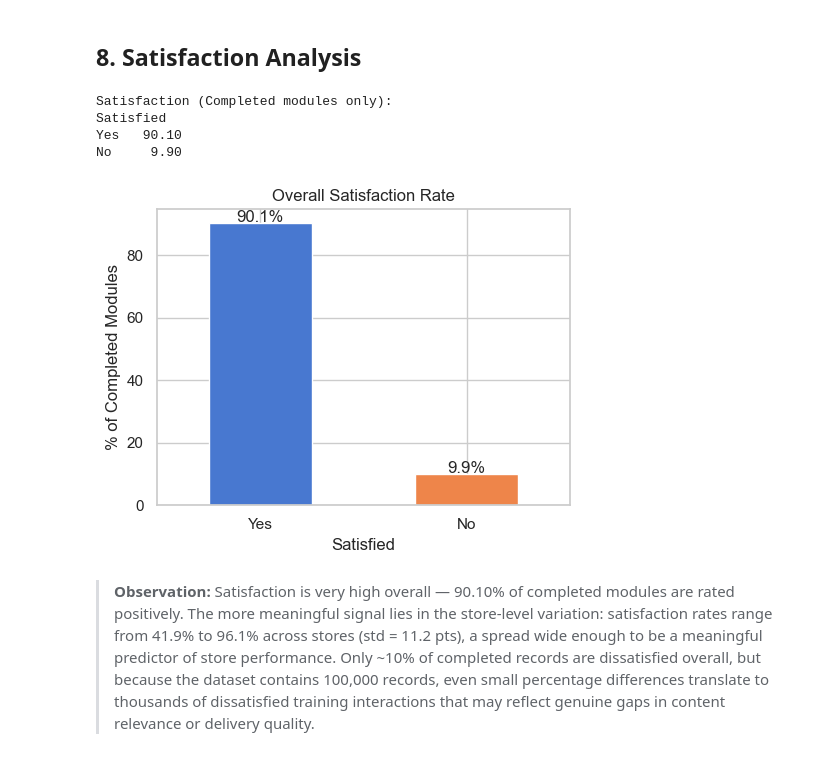
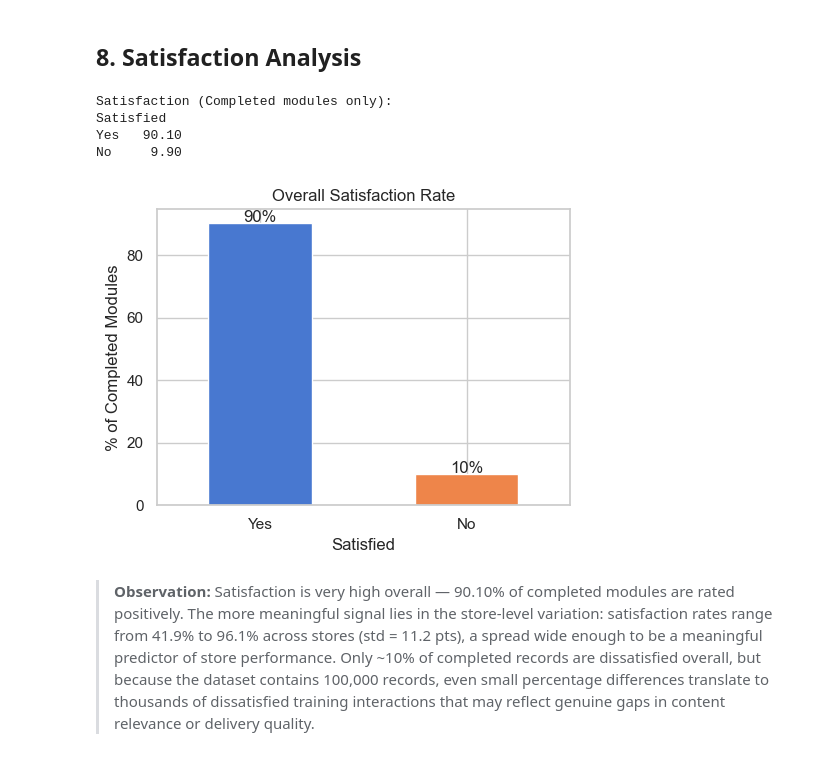
Before and after one commit to linokon4120/Weis_Project, a Jupyter notebook: Weis_LMS_EDA.ipynb, the cells around one changed output. Saved outputs shown, nothing was run; the diff lists cells and outputs as text; code cells hidden in the pictures.

```diff
--- a/Weis_LMS_EDA.ipynb
+++ b/Weis_LMS_EDA.ipynb
@@ -543,26 +452,26 @@ plt.show()
 # %%
 # Overall satisfaction rate (only among completed modules where Satisfied is recorded)
 sat_df = df[df['Is_Completed'] == 1].copy()
-overall_sat = sat_df['Satisfied'].value_counts(normalize=True).mul(100).round(1)
+overall_sat = sat_df['Satisfied'].value_counts(normalize=True).mul(100)
 print('Satisfaction (Completed modules only):')
 print(overall_sat.to_string())
 
 fig, ax = plt.subplots(figsize=(5, 4))
 overall_sat.plot(kind='bar', ax=ax, color=sns.color_palette('muted', 2))
 ax.set_ylabel('% of Completed Modules')
 ax.set_title('Overall Satisfaction Rate')
 ax.tick_params(axis='x', rotation=0)
 for p in ax.patches:
-    ax.annotate(f'{p.get_height():.1f}%', (p.get_x() + p.get_width() / 2, p.get_height() + 0.5),
-                ha='center')
+    ax.annotate(f'{p.get_height():.0f}%', (p.get_x() + p.get_width() / 2, p.get_height() + 0.5),
+            ha='center')
 plt.tight_layout()
 plt.show()
 # %% [output]
 Satisfaction (Completed modules only):
 Satisfied
 Yes   90.10
 No     9.90
-[figure, old version]
+[figure, new version]
 # %% [markdown]
 > **Observation:** Satisfaction is very high overall — 90.10% of completed modules are rated positively. The more meaningful signal lies in the store-level variation: satisfaction rates range from 41.9% to 96.1% across stores (std = 11.2 pts), a spread wide enough to be a meaningful predictor of store performance. Only ~10% of completed records are dissatisfied overall, but because the dataset contains 100,000 records, even small percentage differences translate to thousands of dissatisfied training interactions that may reflect genuine gaps in content relevance or delivery quality.
 # %%
```
Also changed, not shown: parts of 11 cells of this notebook, 2 other files.
